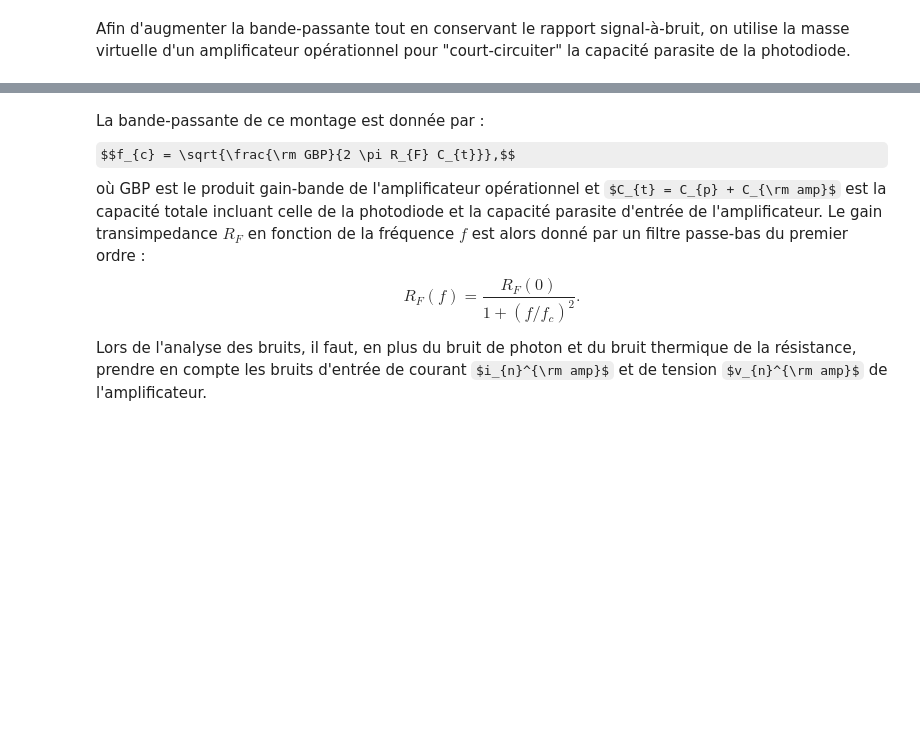
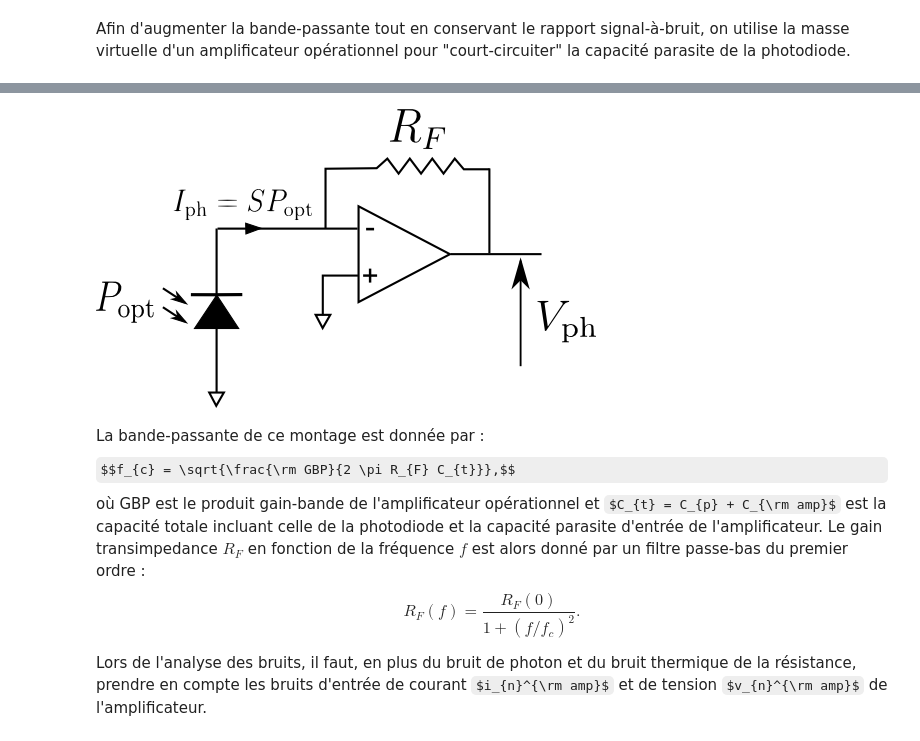
Before and after one commit to minjungkh/Photonics, a Jupyter notebook: photodetection.ipynb, the cells around one changed output, grey strips where cells are left out. Drawn from its saved outputs; the diff is of its cells as text; code cells hidden in the pictures; some formulas as TeX source; blank space fills up the shorter version.

```diff
--- a/photodetection.ipynb
+++ b/photodetection.ipynb
@@ -55,5 +55,5 @@ Notons qu'avec ce montage il faut prendre garde à l'adaptation d'impédance en
 # %% [markdown]
 Afin d'augmenter la bande-passante tout en conservant le rapport signal-à-bruit, on utilise la masse virtuelle d'un amplificateur opérationnel pour "court-circuiter" la capacité parasite de la photodiode.
 # %%
-SVG(filename='img/TIA.svg')
+Image(filename='img/TIA.png')
 # %% [output]
@@ -61,3 +60,4 @@ SVG(filename='img/TIA.svg')
+[figure, added]
 # %% [markdown]
 La bande-passante de ce montage est donnée par :
 $$f_{c} = \sqrt{\frac{\rm GBP}{2 \pi R_{F} C_{t}}},$$
```
Also changed, not shown: parts of 3 cells of this notebook, 6 other files.
